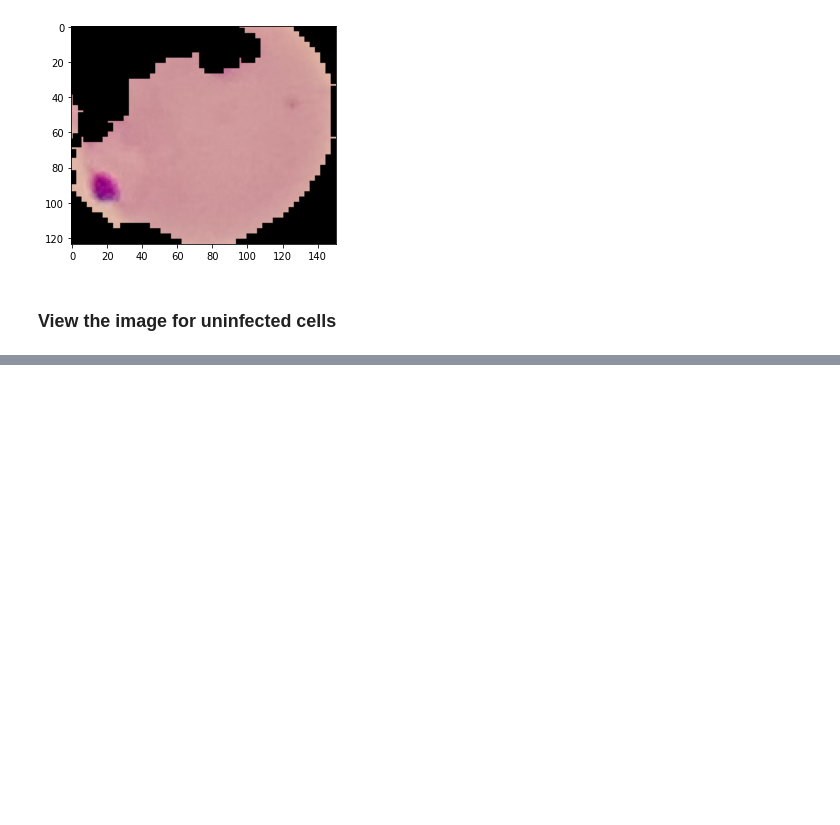
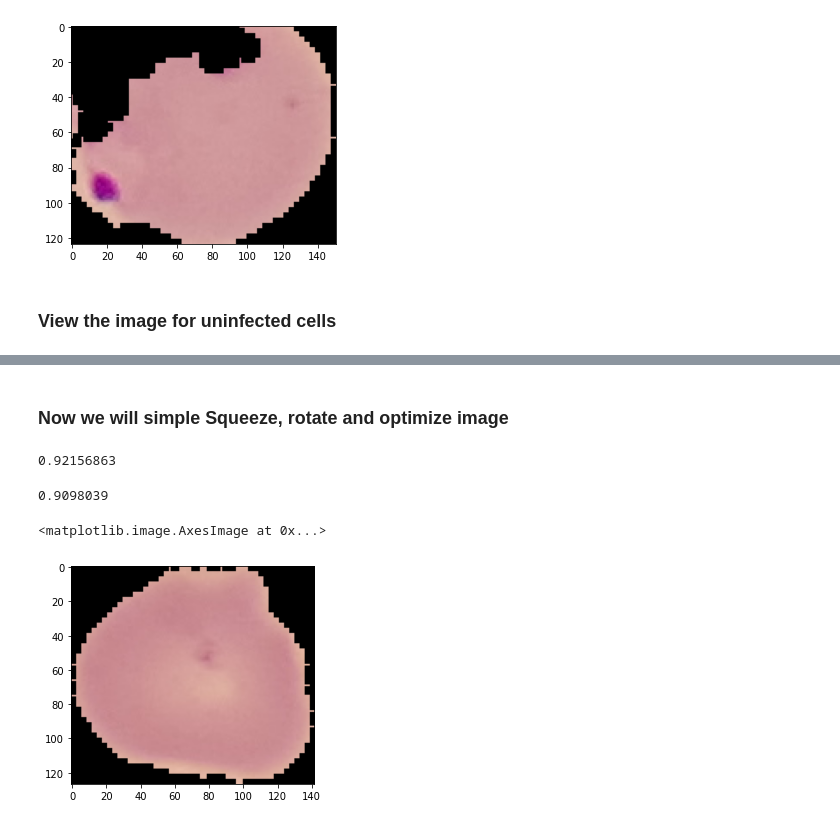
Before and after one commit to tanvirakibul/malaria-cell-detection, a Jupyter notebook: Mataria_cell_detection.ipynb, the cells around one changed output, grey strips where cells are left out. Cells and saved outputs as stored; diff of their text form; code cells hidden in the pictures; blank space fills up the shorter version.

```diff
--- a/Mataria_cell_detection.ipynb
+++ b/Mataria_cell_detection.ipynb
@@ -91,0 +201,10 @@ plt.imshow(imread(para_cell))
+# %% [markdown]
+### Now we will simple Squeeze, rotate and optimize image
+# %%
+imread(para_cell).max()
+# %% [output]
+0.92156863
+# %%
+uninfected_cell.max()
+# %% [output]
+0.9098039
@@ -91,0 +219,5 @@ plt.imshow(imread(para_cell))
+# %%
+plt.imshow(uninfected_cell)
+# %% [output]
+<matplotlib.image.AxesImage at 0x...>
+[figure, added]
```
Also changed, not shown: parts of 27 cells of this notebook.
